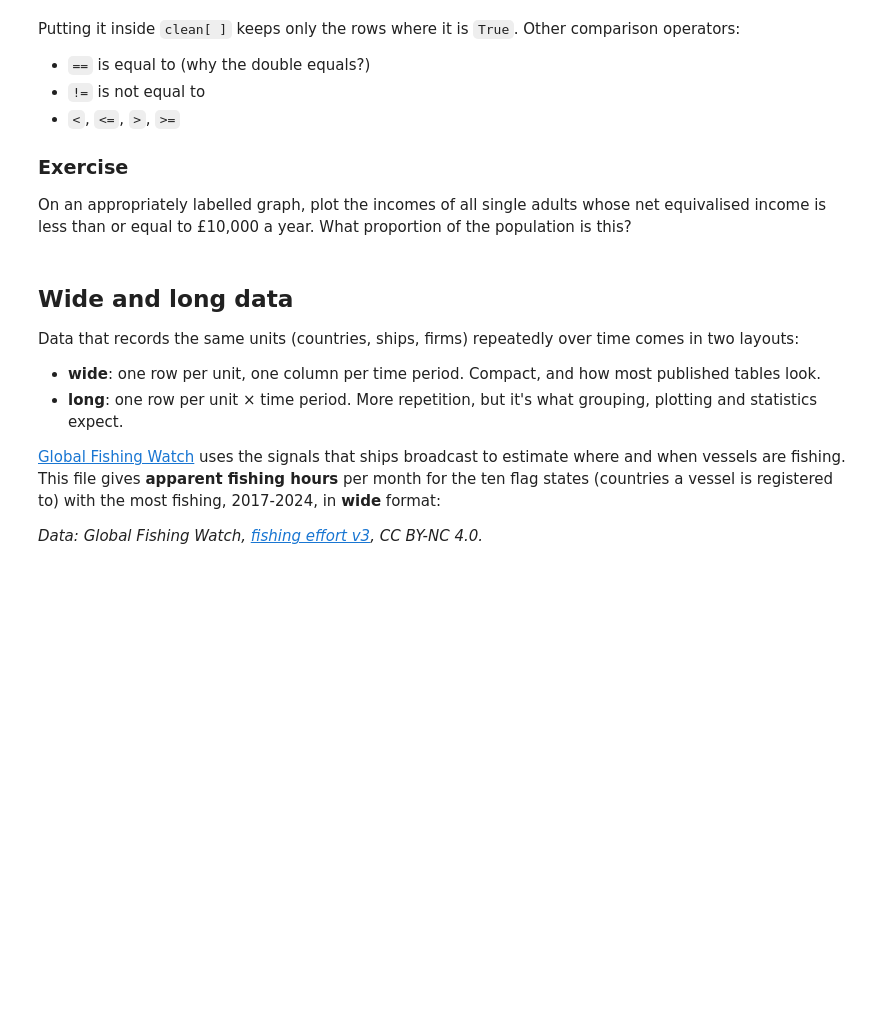
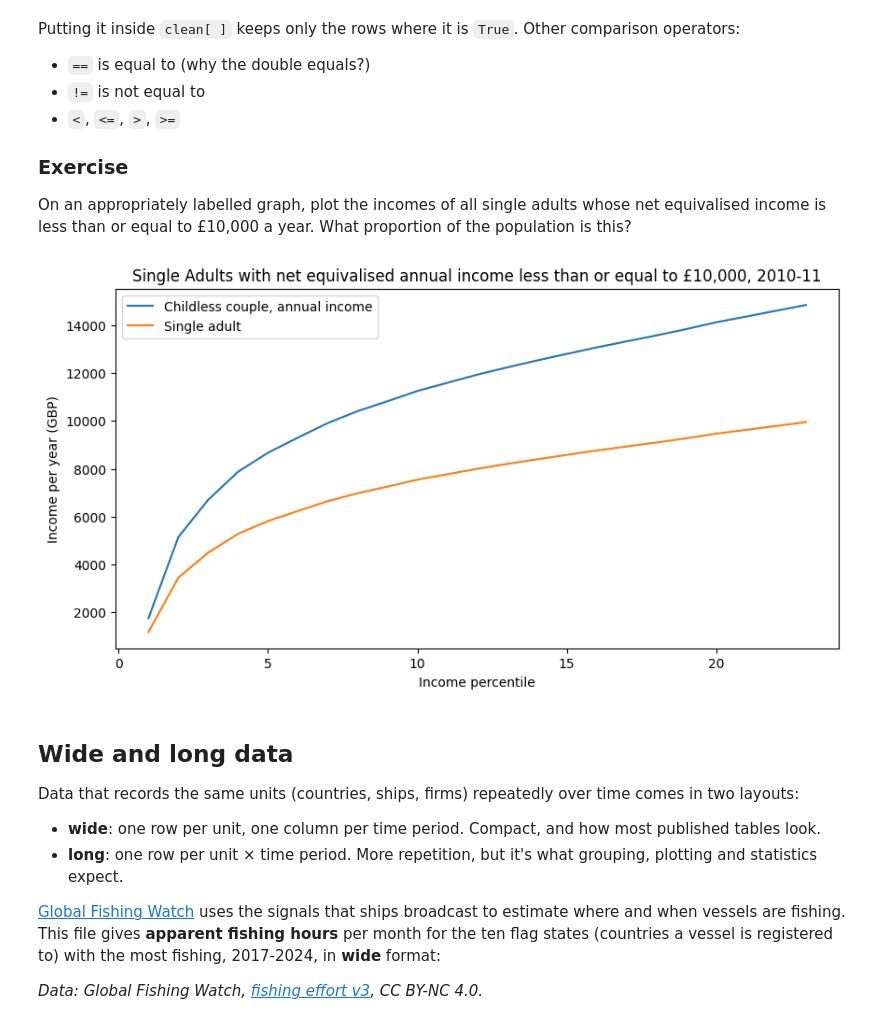
Before and after one commit to nmannbenn-debug/QM2, a Jupyter notebook: notebooks/W02. Pandas.ipynb, the cells around one changed output. Saved outputs shown, nothing was run; the diff lists cells and outputs as text; code cells hidden in the pictures; blank space fills up the shorter version.

```diff
--- a/notebooks/W02. Pandas.ipynb
+++ b/notebooks/W02. Pandas.ipynb
@@ -314,3 +332,13 @@ On an appropriately labelled graph, plot the incomes of all single adults whose
+# %%
+# your code here
+sing = cleans[cleans["Single adult"] <= 10000]
+sing.plot()
+plt.title("Single Adults with net equivalised annual income less than or equal to £10,000, 2010-11")
+plt.xlabel("Income percentile")
+plt.ylabel("Income per year (GBP)")
+plt.show()
+# %% [output]
+[figure, added]
 # %% [markdown]
 ## Wide and long data
 
```
Also changed, not shown: parts of 8 cells of this notebook.
